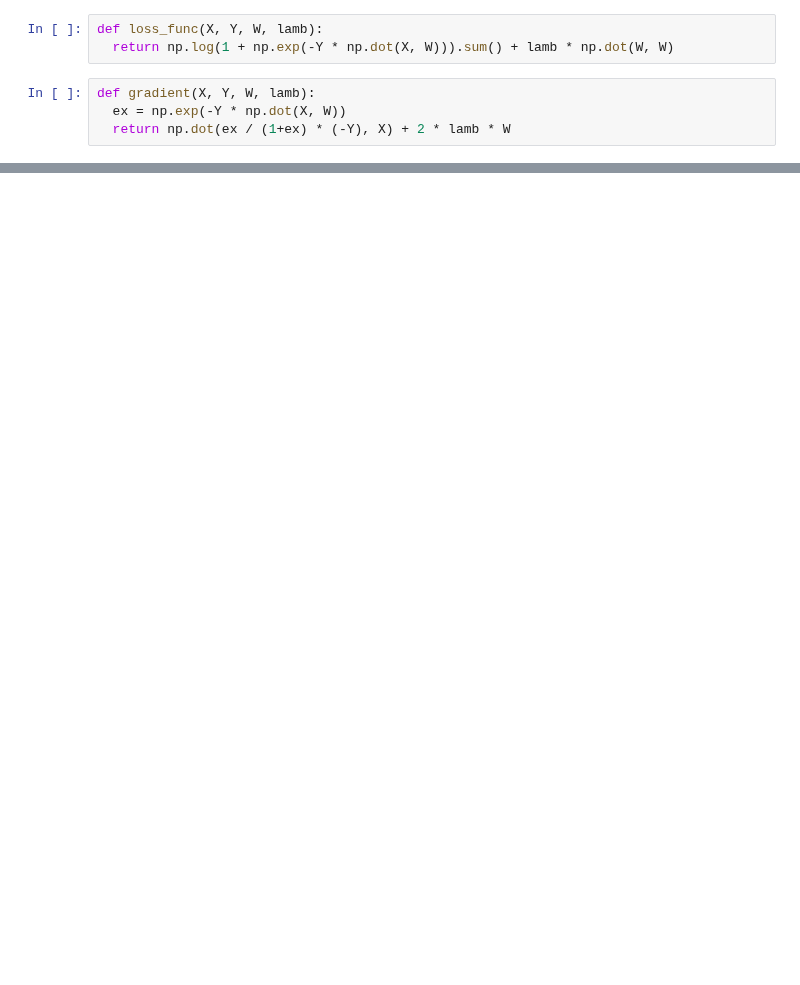
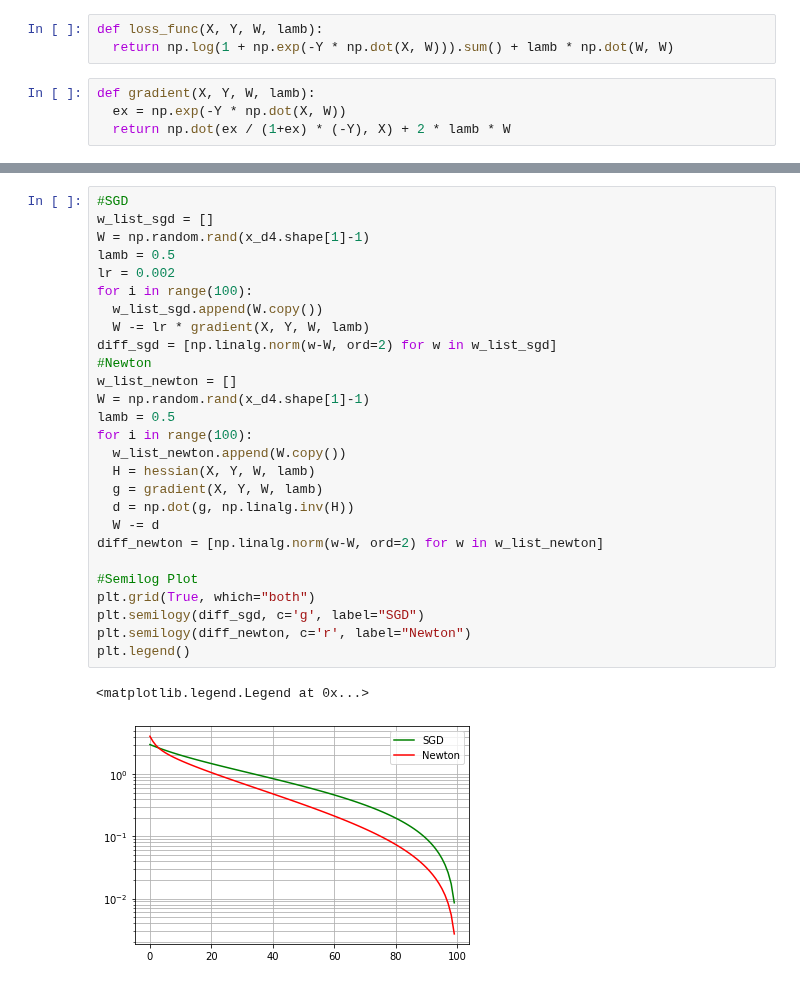
Before and after one commit to singwang-cn/The_first_pattern_recognition, a Jupyter notebook: advanced_ml_mid_assignment.ipynb, the cells around one changed output, grey strips where cells are left out. Drawn from its saved outputs; the diff is of its cells as text; blank space fills up the shorter version.

```diff
--- a/advanced_ml_mid_assignment.ipynb
+++ b/advanced_ml_mid_assignment.ipynb
@@ -59,0 +62,30 @@ plt.plot(loss_hist_newton)
+# %%
+#SGD
+w_list_sgd = []
+W = np.random.rand(x_d4.shape[1]-1)
+lamb = 0.5
+lr = 0.002
+for i in range(100):
+  w_list_sgd.append(W.copy())
+  W -= lr * gradient(X, Y, W, lamb)
+diff_sgd = [np.linalg.norm(w-W, ord=2) for w in w_list_sgd]
+#Newton
+w_list_newton = []
+W = np.random.rand(x_d4.shape[1]-1)
+lamb = 0.5
+for i in range(100):
+  w_list_newton.append(W.copy())
+  H = hessian(X, Y, W, lamb)
+  g = gradient(X, Y, W, lamb)
+  d = np.dot(g, np.linalg.inv(H))
+  W -= d
+diff_newton = [np.linalg.norm(w-W, ord=2) for w in w_list_newton]
+
+#Semilog Plot
+plt.grid(True, which="both")
+plt.semilogy(diff_sgd, c='g', label="SGD")
+plt.semilogy(diff_newton, c='r', label="Newton")
+plt.legend()
+# %% [output]
+<matplotlib.legend.Legend at 0x...>
+[figure, added]
```
Also changed, not shown: parts of 11 cells of this notebook.
